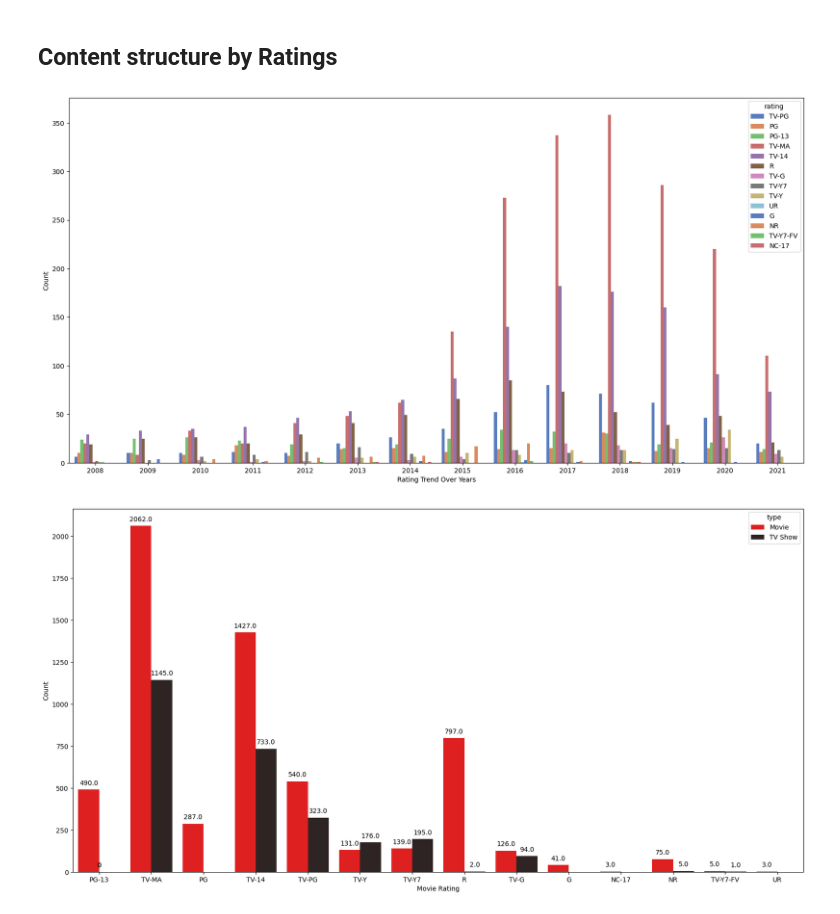
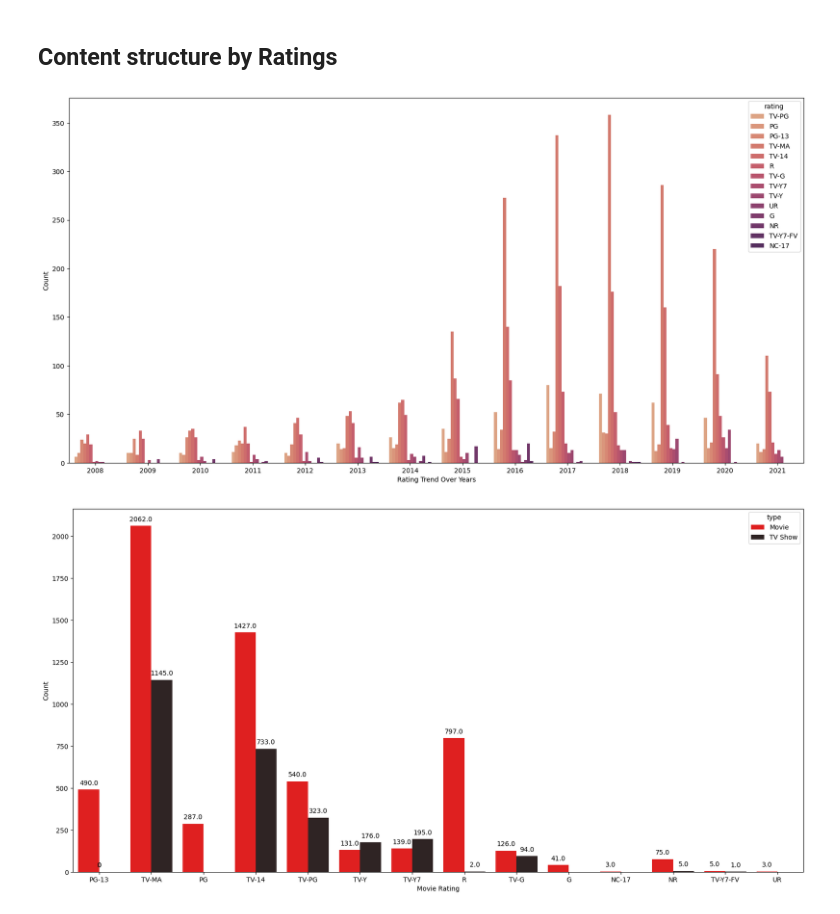
Before and after one commit to nguyen-tr-thuc/Netflix-Movies-and-TV-Shows, a Jupyter notebook: netflix_project.ipynb, the cells around one changed output. Cells and saved outputs as stored; diff of their text form; code cells hidden in the pictures.

```diff
--- a/netflix_project.ipynb
+++ b/netflix_project.ipynb
@@ -320,18 +318,18 @@ Every year, Netflix updates new content on its platform
 # %%
 release_recent_year = df_movies[df_movies['release_year'].between(2008, 2021)]
 # %%
-
+#
 plt.figure(figsize=(20, 10))
-sns.countplot(data=release_recent_year, x='release_year', hue='rating',palette='muted')
+sns.countplot(data=release_recent_year, x='release_year', hue='rating',palette='flare')
 
 #setting chart
 plt.xlabel('Rating Trend Over Years')
 plt.ylabel('Count')
 
 
 plt.show()
 # %% [output]
-[figure, old version]
+[figure, new version]
 # %%
 # Assuming df is your DataFrame and 'rating' is a categorical column
 rating_counts = df['rating'].value_counts()
```
Also changed, not shown: parts of 11 cells of this notebook.
